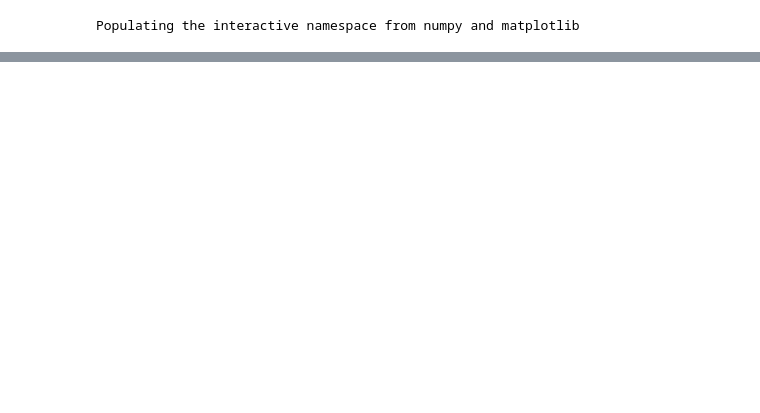
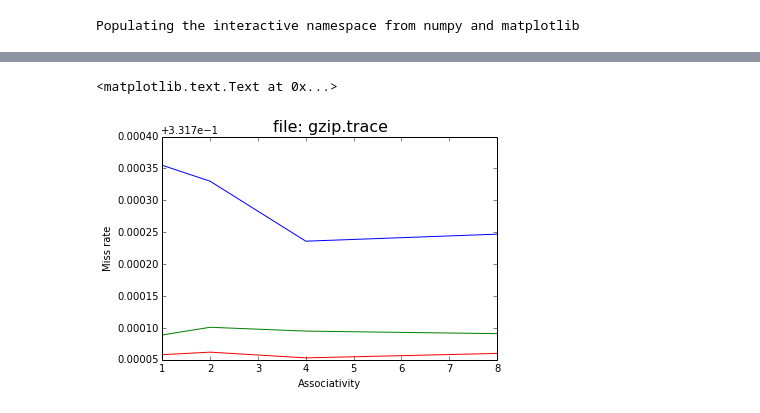
Before and after one commit to alvaro893/MyIpythonNotebooks, a Jupyter notebook: Processors/15 cache simulations.ipynb, the cells around one changed output, grey strips where cells are left out. Saved outputs shown, nothing was run; the diff lists cells and outputs as text; code cells hidden in the pictures; blank space fills up the shorter version.

```diff
--- a/Processors/15 cache simulations.ipynb
+++ b/Processors/15 cache simulations.ipynb
@@ -20,0 +30,14 @@ plot(associative, gcctrace64)
+# %%
+gziptrace4 = (0.332055,0.332030,0.331936,0.331947)
+gziptrace16 = (0.331789, 0.331801, 0.331795, 0.331791)
+gziptrace64 = (0.331758, 0.331762, 0.331753, 0.331760)
+
+plot(associative, gziptrace4)
+plot(associative, gziptrace16)
+plot(associative, gziptrace64)
+title("file: gzip.trace", fontsize=16)
+xlabel("Associativity")
+ylabel("Miss rate")
+# %% [output]
+<matplotlib.text.Text at 0x...>
+[figure, added]
```
Also changed, not shown: parts of 6 cells of this notebook.
